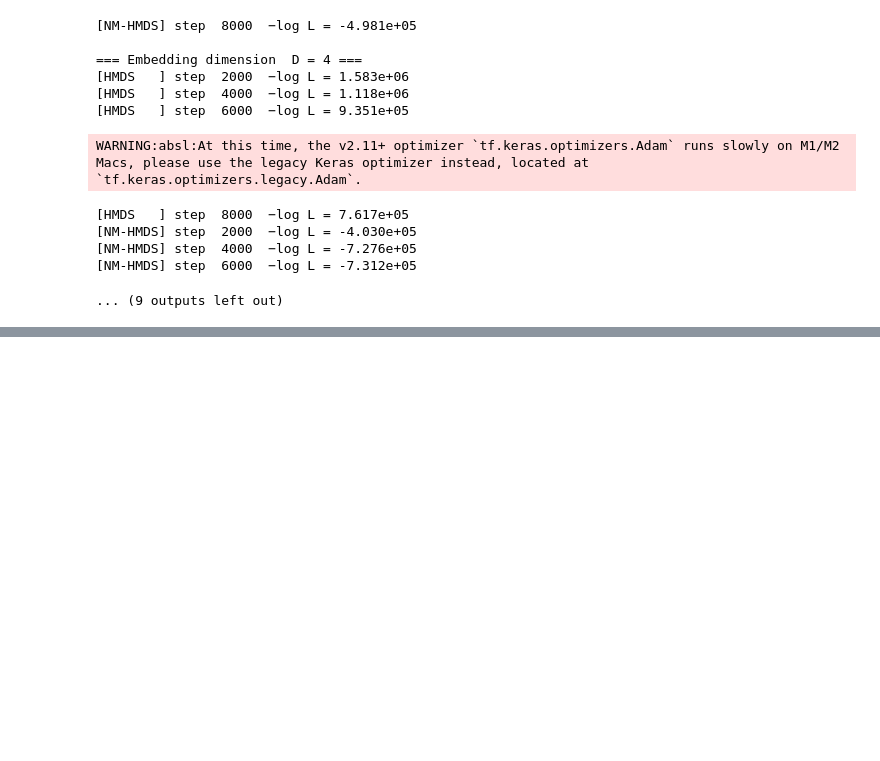
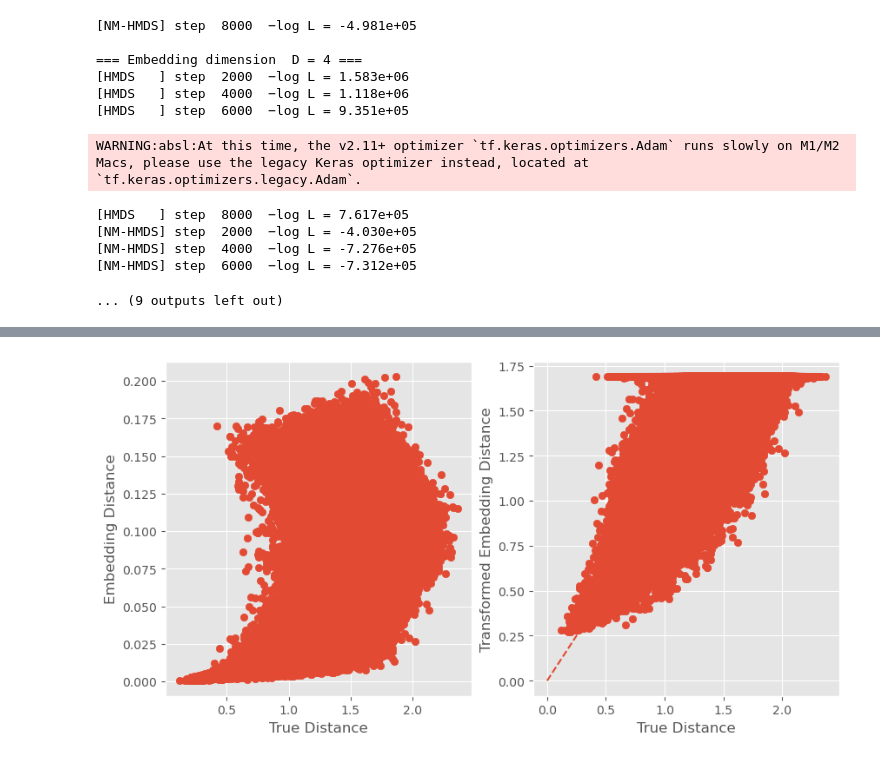
Before and after one commit to Nakshatra120/nhmds, a Jupyter notebook: mnist_check.ipynb, the cells around one changed output, grey strips where cells are left out. Saved outputs shown, nothing was run; the diff lists cells and outputs as text; code cells hidden in the pictures; blank space fills up the shorter version.

```diff
--- a/mnist_check.ipynb
+++ b/mnist_check.ipynb
@@ -1104,0 +1130,4 @@ WARNING:absl:At this time, the v2.11+ optimizer `tf.keras.optimizers.Adam` runs
+# %%
+nmHMDS_noisy.shepard()
+# %% [output]
+[figure, added]
```
Also changed, not shown: parts of 6 cells of this notebook.
